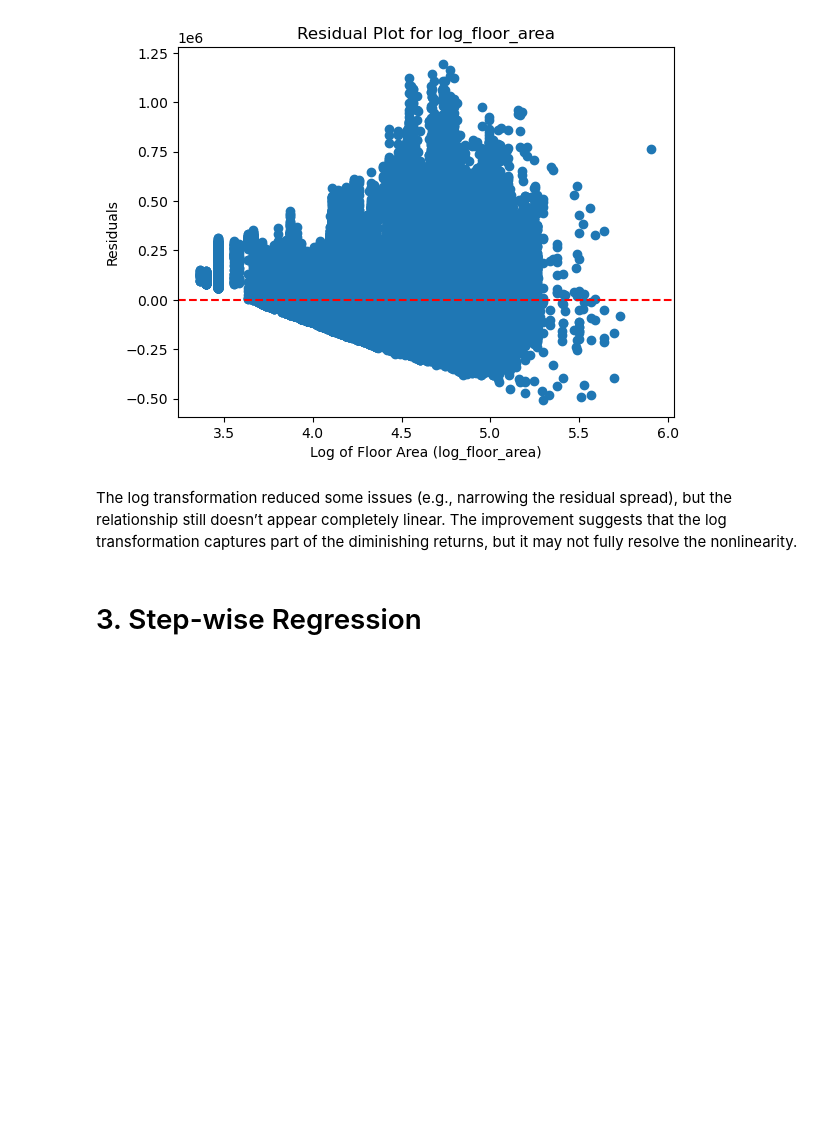
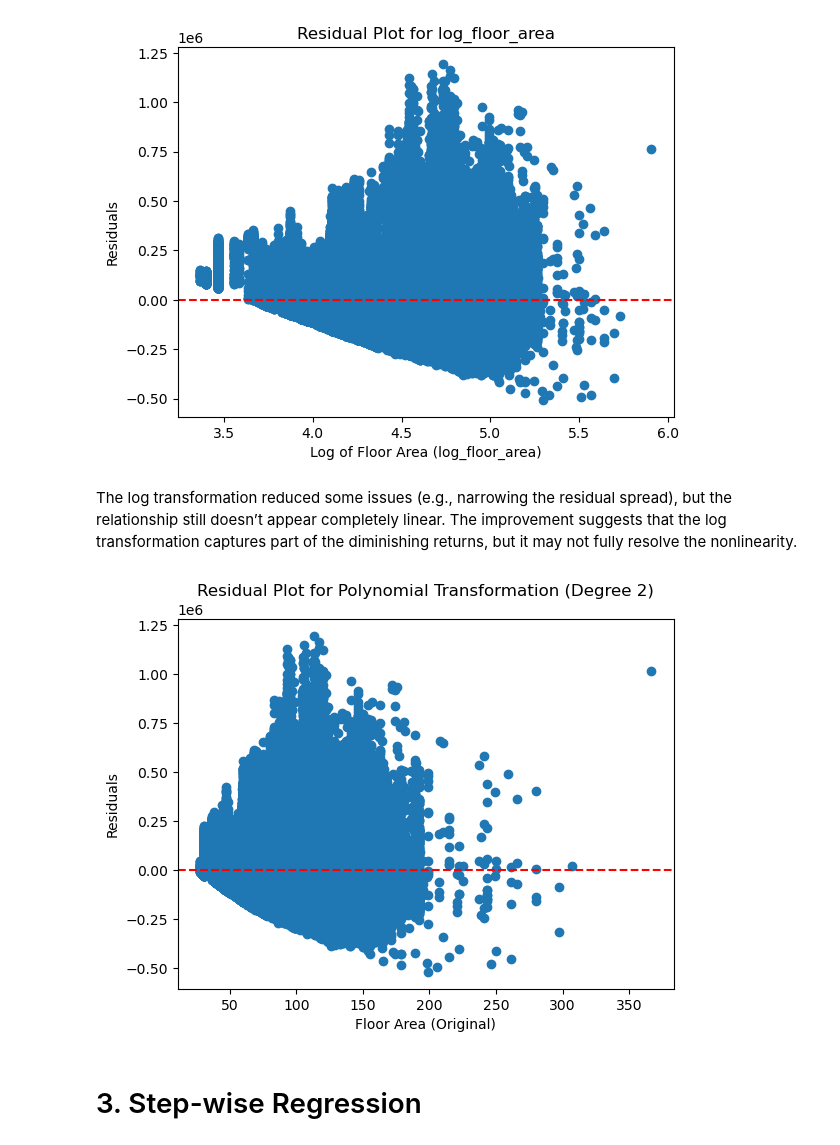
Before and after one commit to Zimmy313/HDB_HousingPrice_ML_Project, a Jupyter notebook: src/Regression_models.ipynb, the cells around one changed output. Drawn from its saved outputs; the diff is of its cells as text; code cells hidden in the pictures; blank space fills up the shorter version.

Commit message:
Updated linear model

```diff
--- a/src/Regression_models.ipynb
+++ b/src/Regression_models.ipynb
@@ -170,6 +172,28 @@ plt.show()
 [figure]
 # %% [markdown]
 The log transformation reduced some issues (e.g., narrowing the residual spread), but the relationship still doesn’t appear completely linear. The improvement suggests that the log transformation captures part of the diminishing returns, but it may not fully resolve the nonlinearity.
+# %%
+# Apply polynomial transformation (degree 2)
+poly = PolynomialFeatures(degree=2, include_bias=False)
+X_train_poly_transformed = poly.fit_transform(X_train[['floor_area_sqm']])
+
+# Fit the model
+model = LinearRegression()
+model.fit(X_train_poly_transformed, y_train)
+
+# Predict and calculate residuals
+y_pred = model.predict(X_train_poly_transformed)
+residuals = y_train - y_pred
+
+# Plot residuals against the original feature
+plt.scatter(X_train['floor_area_sqm'], residuals)
+plt.axhline(0, color='red', linestyle='--')
+plt.title('Residual Plot for Polynomial Transformation (Degree 2)')
+plt.xlabel('Floor Area (Original)')
+plt.ylabel('Residuals')
+plt.show()
+# %% [output]
+[figure, added]
 # %% [markdown]
 # 3. Step-wise Regression
 # %% [markdown]
```
Also changed, not shown: parts of 3 cells of this notebook.
